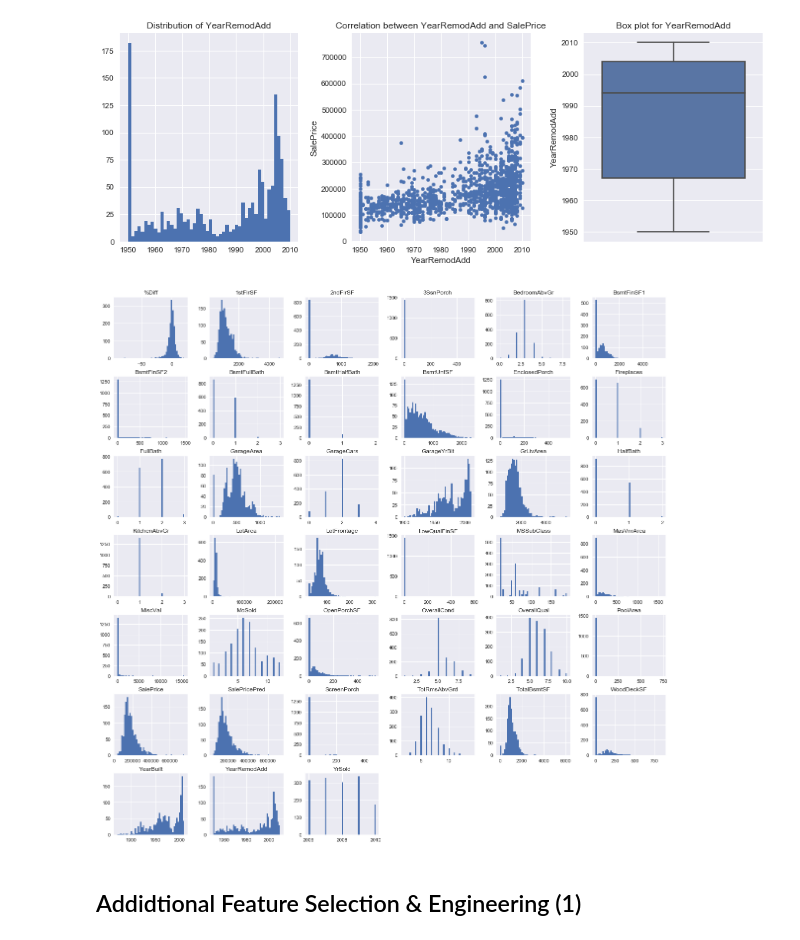
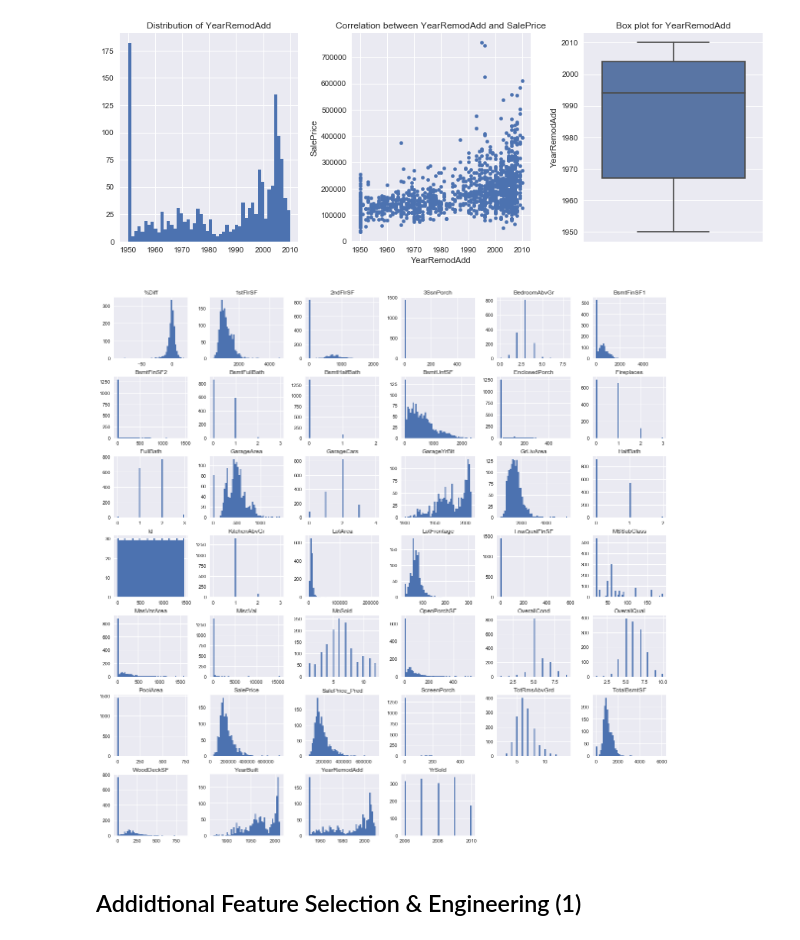
Before and after one commit to dorond/kaggle-house-prices-prediction, a Jupyter notebook: Housing Sale Price Prediction (Kaggle).ipynb, the cells around one changed output. Cells and saved outputs as stored; diff of their text form; code cells hidden in the pictures.

```diff
--- a/Housing Sale Price Prediction (Kaggle).ipynb
+++ b/Housing Sale Price Prediction (Kaggle).ipynb
@@ -976,3 +590,0 @@ preprocess_pipeline = FeatureUnion(transformer_list=[
-# %%
-housing_prepared = preprocess_pipeline.fit_transform(housing_no_outliers)
-housing_prepared
@@ -1172,0 +714,31 @@ skplt.estimators.plot_learning_curve(forest_reg, housing_prepared, housing_label
+# %%
+na_dict = {
+    "Alley": "No Alley Access",
+    "MasVnrType": "None",
+    "BsmtQual": "No Basement",
+    "BsmtCond": "No Basement",
+    "BsmtExposure": "No Basement",
+    "BsmtFinType1": "No Basement",
+    "BsmtFinType2": "No Basement",
+    "FireplaceQu": "No Fireplace",
+    "GarageType": "No Garage",
+    "GarageFinish": "No Garage",
+    "GarageQual": "No Garage",
+    "GarageCond": "No Garage",
+    "PoolQC": "No Pool",
+    "Fence": "No Fence",
+    "MiscFeature": "None"
+}
+
+num_pipelines = []
+num_pipelines.append(('inf_imputer', InfImputer()))
+num_pipelines.append(('num_imputer', Imputer(strategy="median")))
+num_pipelines.append(('std_scaler', StandardScaler()))
+
+cat_pipelines = []
+cat_pipelines.append(("apply_na", ApplyNACategory(na_dict)))
+cat_pipelines.append(("cat_imputer", MostFrequentImputer()))
+cat_pipelines.append(("cat_encoder", OneHotEncoder(sparse=False)))
+
+bool_pipelines = []
+bool_pipelines.append(("bool_imputer", MostFrequentImputer()))
@@ -1172,0 +799,3 @@ skplt.estimators.plot_learning_curve(forest_reg, housing_prepared, housing_label
+# %%
+forest_model, train_prepared, labels, features, forest_scores = build_run_model(RandomForestRegressor(random_state=42), train, "SalePrice", num_pipelines, cat_pipelines, bool_pipelines, ["Id", "source"], outlier_pipeline=None, feature_list=None, save_model=False)
+display_scores(forest_scores)
@@ -1201,0 +819,3 @@ forest_sorted.head(20)
+# %%
+forest_errors = measure_regression_model(forest_model, forest_scores, train, train_prepared, "SalePrice", labels,
+                         features, scoring="neg_mean_squared_error", outlier_pipeline=None)
@@ -1220,10 +845,10 @@ explore_variable(forest_sorted, "YearRemodAdd", "SalePrice")
 'YearRemodAdd' is of type int64 with 0 missing values
 [figure]
 # %%
-forest_sorted.hist(bins=50, figsize=(20, 20))
+forest_errors.hist(bins=50, figsize=(20, 20))
 plt.show()
 # %% [output]
-[figure, old version]
+[figure, new version]
 # %% [markdown]
 ## Addidtional Feature Selection & Engineering (1)
 # %% [markdown]
```
Also changed, not shown: parts of 97 cells of this notebook, 1 other file.
